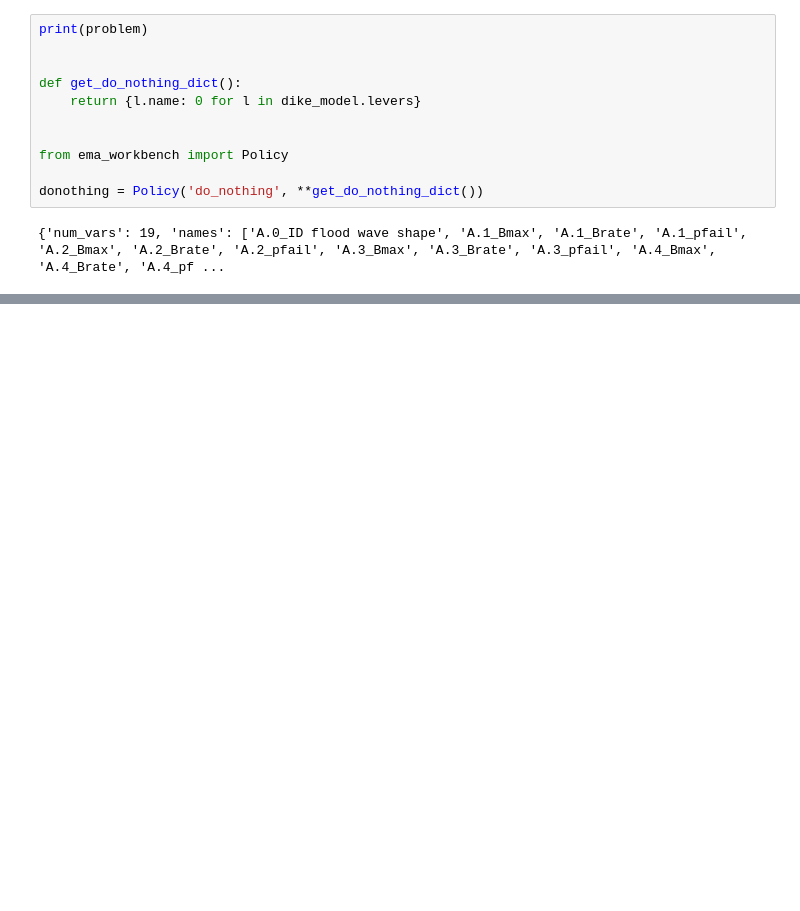
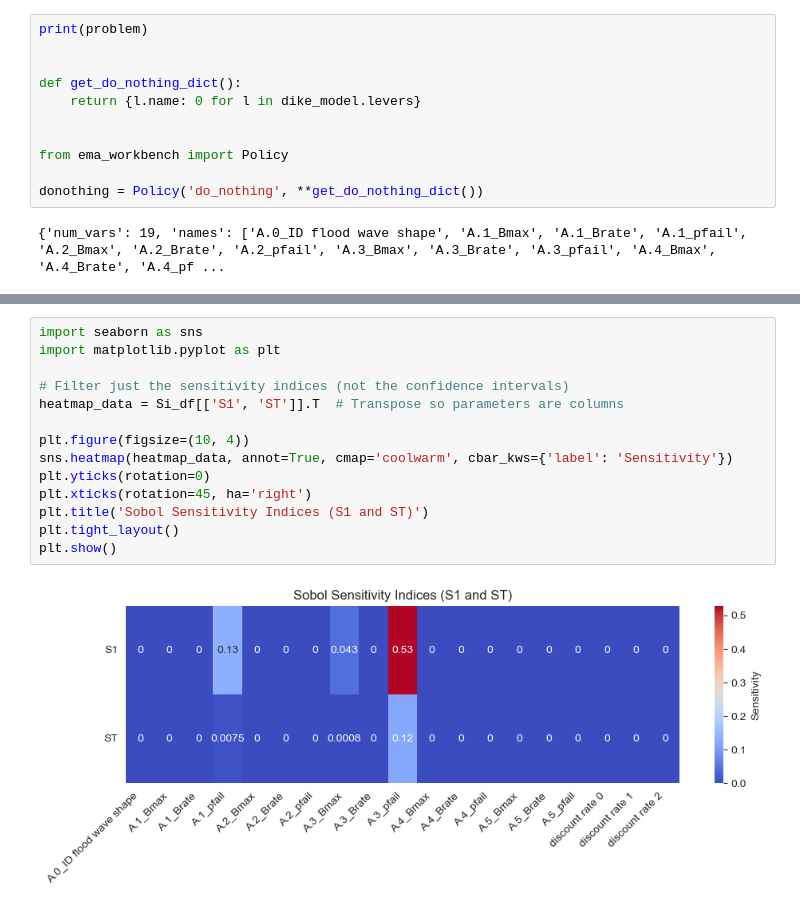
Before and after one commit to DvdhEPA/EMAworkbench, a Jupyter notebook: final assignment/SOBOL.ipynb, the cells around one changed output, grey strips where cells are left out. Drawn from its saved outputs; the diff is of its cells as text; blank space fills up the shorter version.

```diff
--- a/final assignment/SOBOL.ipynb
+++ b/final assignment/SOBOL.ipynb
@@ -87,0 +165,16 @@ with MultiprocessingEvaluator(dike_model) as evaluator:
+# %%
+import seaborn as sns
+import matplotlib.pyplot as plt
+
+# Filter just the sensitivity indices (not the confidence intervals)
+heatmap_data = Si_df[['S1', 'ST']].T  # Transpose so parameters are columns
+
+plt.figure(figsize=(10, 4))
+sns.heatmap(heatmap_data, annot=True, cmap='coolwarm', cbar_kws={'label': 'Sensitivity'})
+plt.yticks(rotation=0)
+plt.xticks(rotation=45, ha='right')
+plt.title('Sobol Sensitivity Indices (S1 and ST)')
+plt.tight_layout()
+plt.show()
+# %% [output]
+[figure, added]
```
Also changed, not shown: parts of 6 cells of this notebook.
